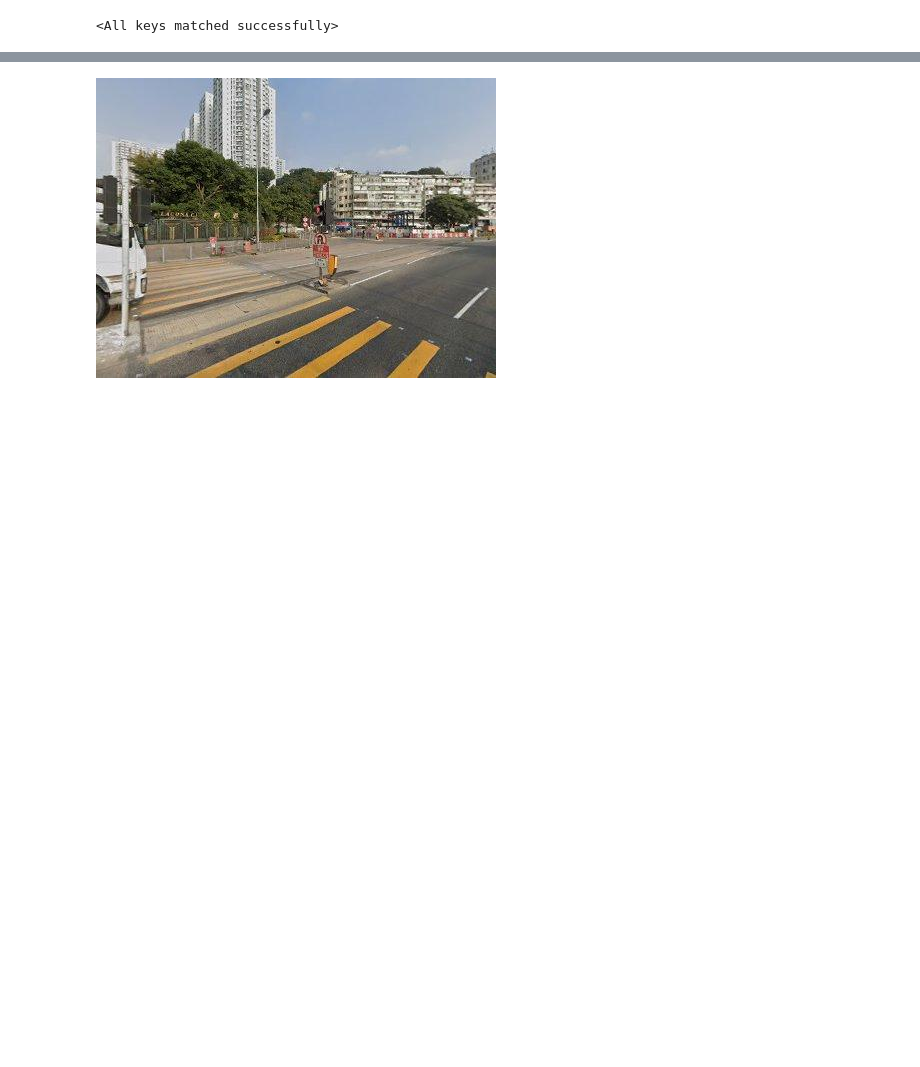
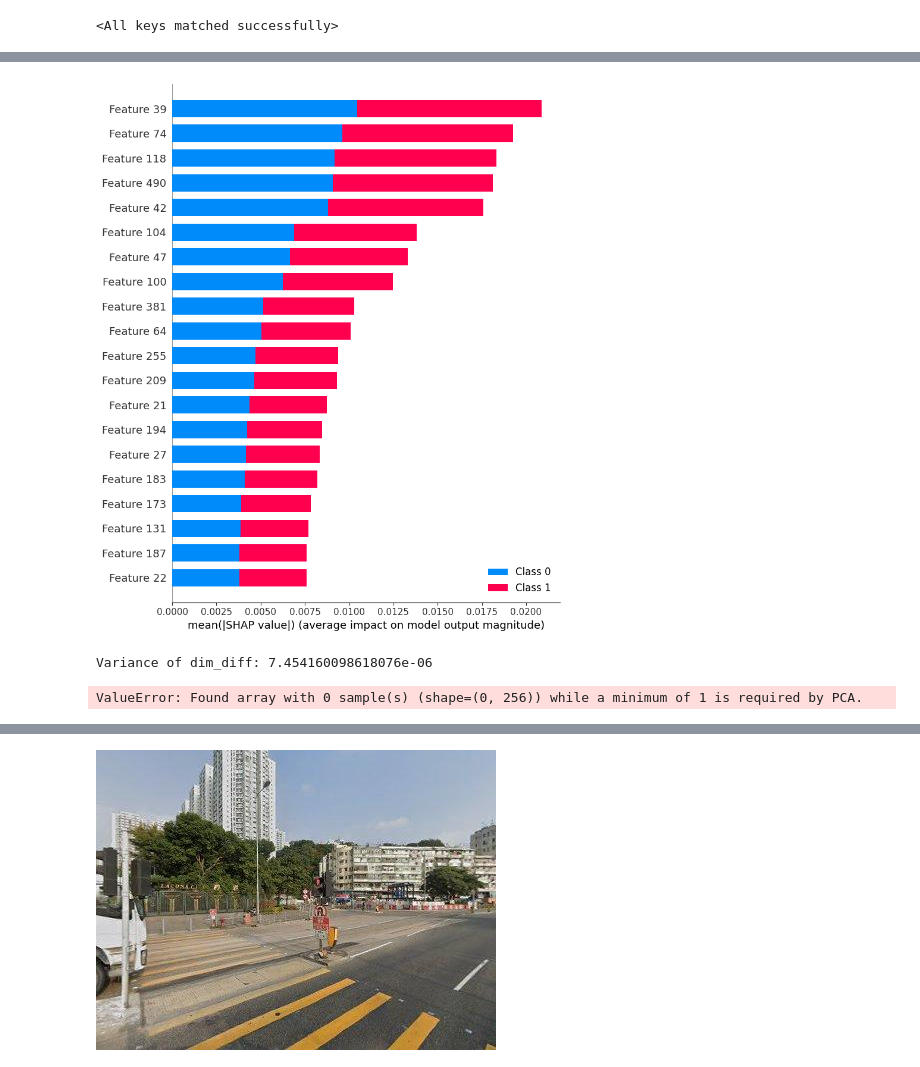
Before and after one commit to CeHouGIS/Safety_Perception_HK, a Jupyter notebook: safety_perception_model/single_model/prediction.ipynb, the cells around one changed output, grey strips where cells are left out. Drawn from its saved outputs; the diff is of its cells as text; code cells hidden in the pictures; blank space fills up the shorter version.

```diff
--- a/safety_perception_model/single_model/prediction.ipynb
+++ b/safety_perception_model/single_model/prediction.ipynb
@@ -113,7 +113,7 @@ model.load_state_dict(torch.load(model_path), strict=False)
 # %% [output]
 <All keys matched successfully>
 # %%
-feature_extractor = create_feature_extractor(model, return_nodes={'extractor.model.encoder.ln': 'features'})
+feature_extractor = create_feature_extractor(vision_model, return_nodes={'extractor.model.encoder.ln': 'features'})
 all_outputs, all_labels = vision_model_test(feature_extractor, one_loader, model_type='feature_extractor')
 # valid_outputs, valid_labels = model_test(model, valid_loader)
 # %%
@@ -549,0 +675,17 @@ TypeError: slice indices must be integers or None or have an __index__ method
+# %%
+# 创建 SHAP explainer
+explainer = shap.TreeExplainer(female_rf)
+
+# 计算 SHAP 值
+female_shap_values = explainer.shap_values(female_all_features)
+
+# 绘制 SHAP summary plot
+shap.summary_plot(female_shap_values, female_all_features)
+# %% [output]
+[figure, added]
+# %%
+dim_diff = shap_values[0][:,0] - female_shap_values[0][:,0]
+dim_diff_variance = np.var(dim_diff)
+print(f"Variance of dim_diff: {dim_diff_variance}")
+# %% [output]
+Variance of dim_diff: 7.454160098618076e-06
@@ -549,0 +700,12 @@ TypeError: slice indices must be integers or None or have an __index__ method
+# %%
+from sklearn.decomposition import PCA
+
+pca = PCA(n_components=2)
+female_feature_pca = pca.fit_transform(female_all_text_features[256:])
+male_feature_pca = pca.fit_transform(male_all_text_features[256:])
+sns.scatterplot(x=female_feature_pca[:,0], y=male_feature_pca[:,1])
+sns.scatterplot(x=male_feature_pca[:,0], y=male_feature_pca[:,1])
+
+plt.title("PCA of Fused Feature")
+# %% [output]
+ValueError: Found array with 0 sample(s) (shape=(0, 256)) while a minimum of 1 is required by PCA.
```
Also changed, not shown: parts of 21 cells of this notebook, 4 other files.
